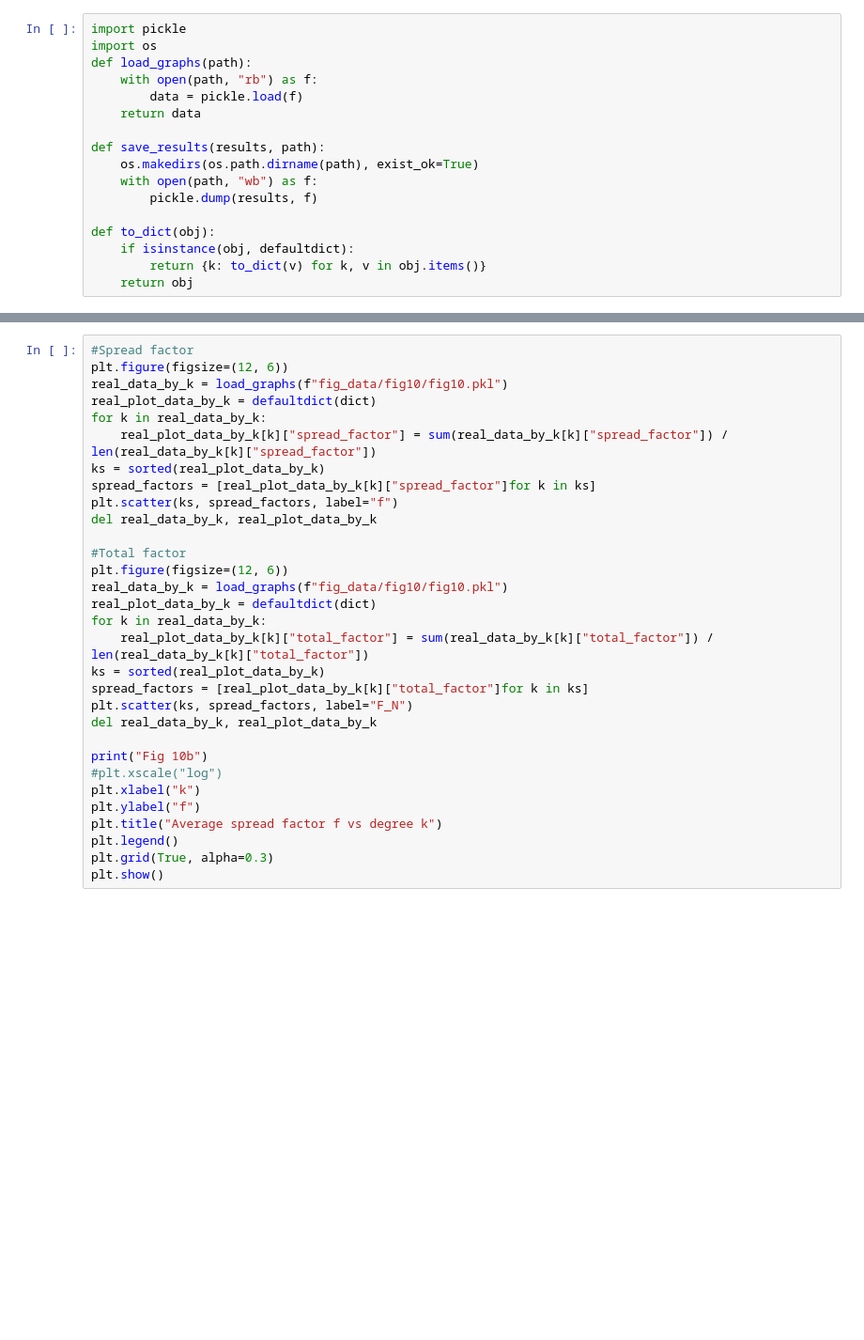
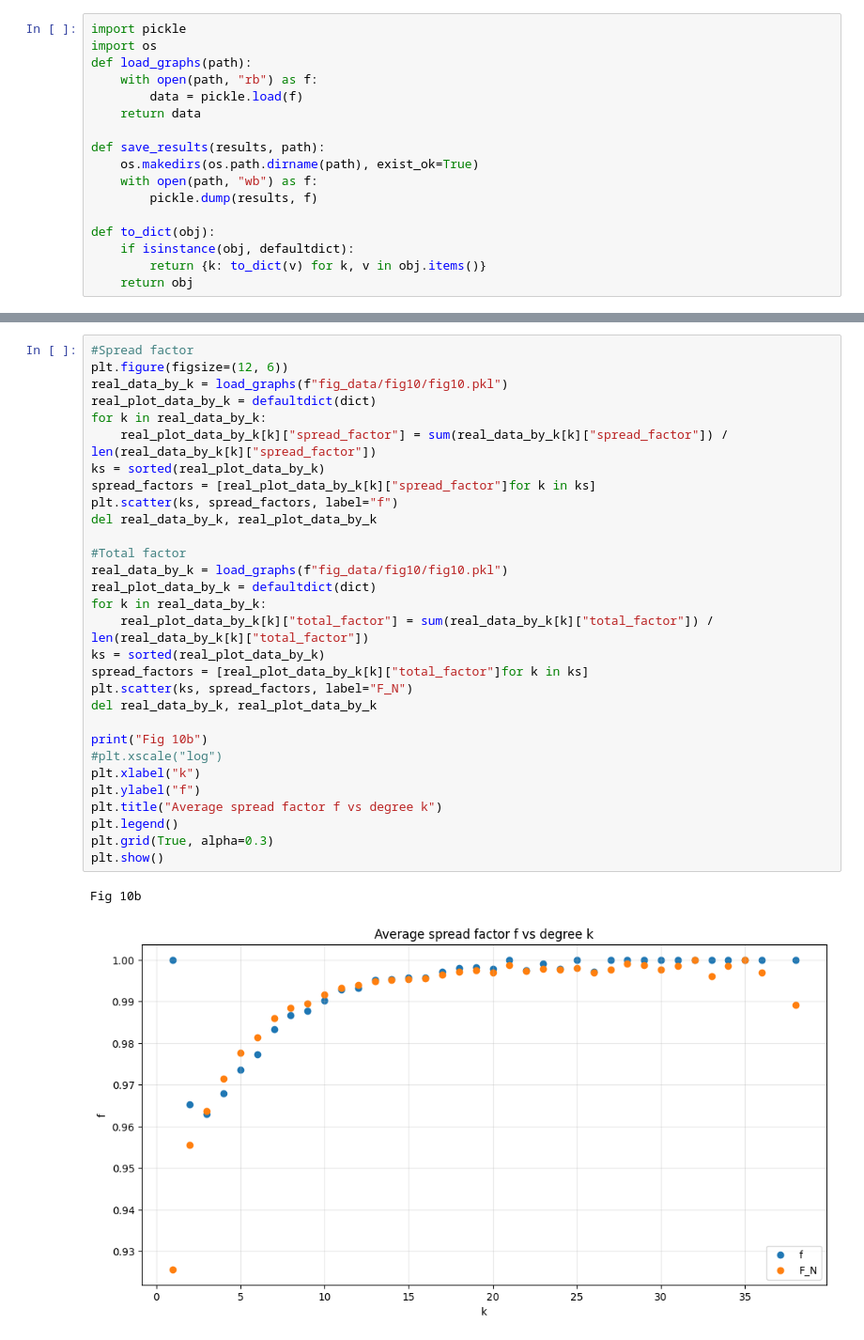
Before and after one commit to DoDoanHoangDu/GossipSpreadSimulation, a Jupyter notebook: simulation_fig10.ipynb, the cells around one changed output, grey strips where cells are left out. Shown at 94% size. Saved outputs shown, nothing was run; the diff lists cells and outputs as text; blank space fills up the shorter version.

```diff
--- a/simulation_fig10.ipynb
+++ b/simulation_fig10.ipynb
@@ -139,31 +144,33 @@ plt.show()
 # %%
 #Spread factor
 plt.figure(figsize=(12, 6))
 real_data_by_k = load_graphs(f"fig_data/fig10/fig10.pkl")
 real_plot_data_by_k = defaultdict(dict)
 for k in real_data_by_k:
     real_plot_data_by_k[k]["spread_factor"] = sum(real_data_by_k[k]["spread_factor"]) / len(real_data_by_k[k]["spread_factor"])
 ks = sorted(real_plot_data_by_k)
 spread_factors = [real_plot_data_by_k[k]["spread_factor"]for k in ks]
 plt.scatter(ks, spread_factors, label="f")
 del real_data_by_k, real_plot_data_by_k
 
 #Total factor
-plt.figure(figsize=(12, 6))
 real_data_by_k = load_graphs(f"fig_data/fig10/fig10.pkl")
 real_plot_data_by_k = defaultdict(dict)
 for k in real_data_by_k:
     real_plot_data_by_k[k]["total_factor"] = sum(real_data_by_k[k]["total_factor"]) / len(real_data_by_k[k]["total_factor"])
 ks = sorted(real_plot_data_by_k)
 spread_factors = [real_plot_data_by_k[k]["total_factor"]for k in ks]
 plt.scatter(ks, spread_factors, label="F_N")
 del real_data_by_k, real_plot_data_by_k
 
 print("Fig 10b")
 #plt.xscale("log")
 plt.xlabel("k")
 plt.ylabel("f")
 plt.title("Average spread factor f vs degree k")
 plt.legend()
 plt.grid(True, alpha=0.3)
 plt.show()
+# %% [output]
+Fig 10b
+[figure, added]
```
Also changed, not shown: parts of 2 cells of this notebook, 4 other files.
